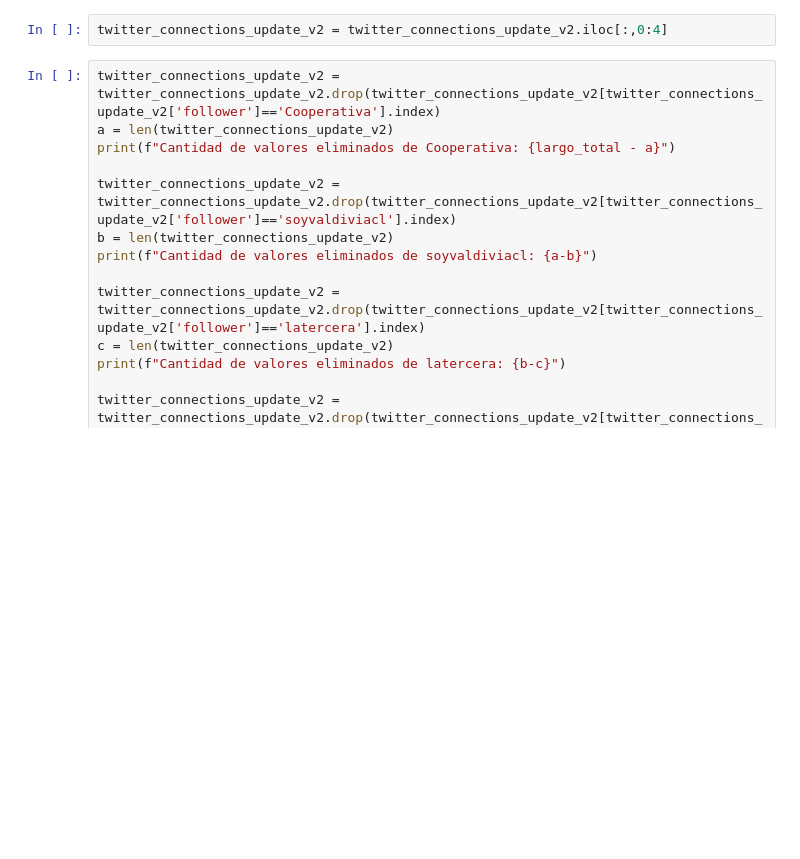
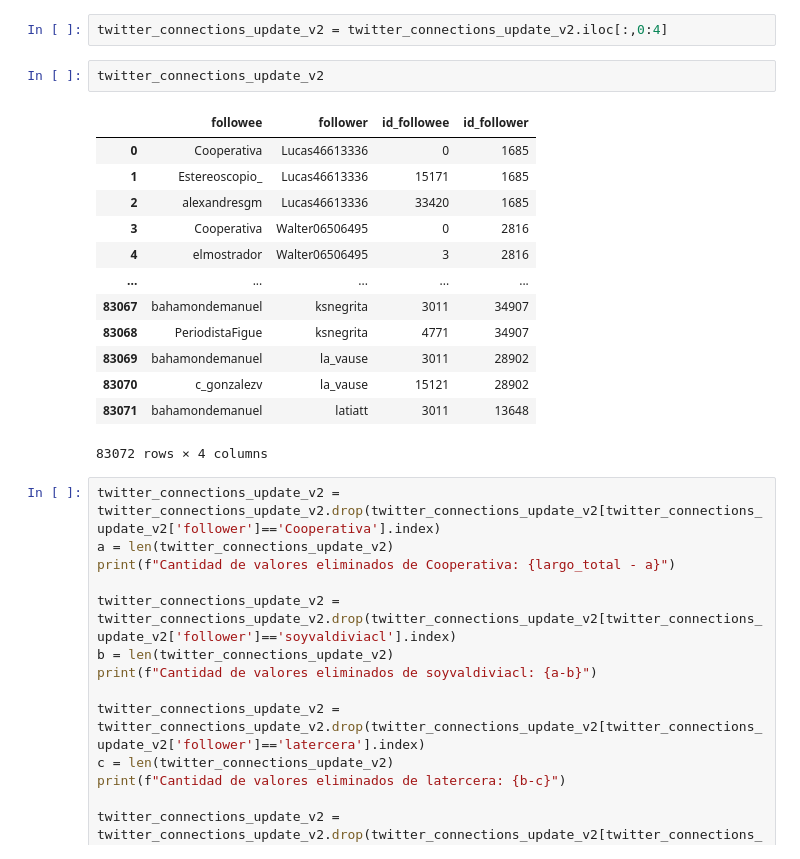
Before and after one commit to DnlMoreno/FEDAA, a Jupyter notebook: Project Final Graphs/Preprocesamiento de datos/Preprocesamiento_base_de_datos.ipynb, the cells around one changed output. Drawn from its saved outputs; the diff is of its cells as text; blank space fills up the shorter version.

```diff
--- a/Project Final Graphs/Preprocesamiento de datos/Manejo_bbdd.ipynb
+++ b/Project Final Graphs/Preprocesamiento de datos/Preprocesamiento_base_de_datos.ipynb
@@ -134,6 +153,22 @@ twitter_connections_update_v1
 twitter_connections_update_v2 = pd.merge(twitter_connections_update_v1, temp, left_on='follower', right_on='user_name')
 # %%
 twitter_connections_update_v2 = twitter_connections_update_v2.iloc[:,0:4]
+# %%
+twitter_connections_update_v2
+# %% [output]
+|  | followee | follower | id_followee | id_follower |
+| 0 | Cooperativa | Lucas46613336 | 0 | 1685 |
+| 1 | Estereoscopio_ | Lucas46613336 | 15171 | 1685 |
+| 2 | alexandresgm | Lucas46613336 | 33420 | 1685 |
+| 3 | Cooperativa | Walter06506495 | 0 | 2816 |
+| 4 | elmostrador | Walter06506495 | 3 | 2816 |
+| ... | ... | ... | ... | ... |
+| 83067 | bahamondemanuel | ksnegrita | 3011 | 34907 |
+| 83068 | PeriodistaFigue | ksnegrita | 4771 | 34907 |
+| 83069 | bahamondemanuel | la_vause | 3011 | 28902 |
+| 83070 | c_gonzalezv | la_vause | 15121 | 28902 |
+| 83071 | bahamondemanuel | latiatt | 3011 | 13648 |
+83072 rows × 4 columns
 # %%
 twitter_connections_update_v2 = twitter_connections_update_v2.drop(twitter_connections_update_v2[twitter_connections_update_v2['follower']=='Cooperativa'].index)
 a = len(twitter_connections_update_v2)
```
Also changed, not shown: parts of 9 cells of this notebook, 25 other files.
